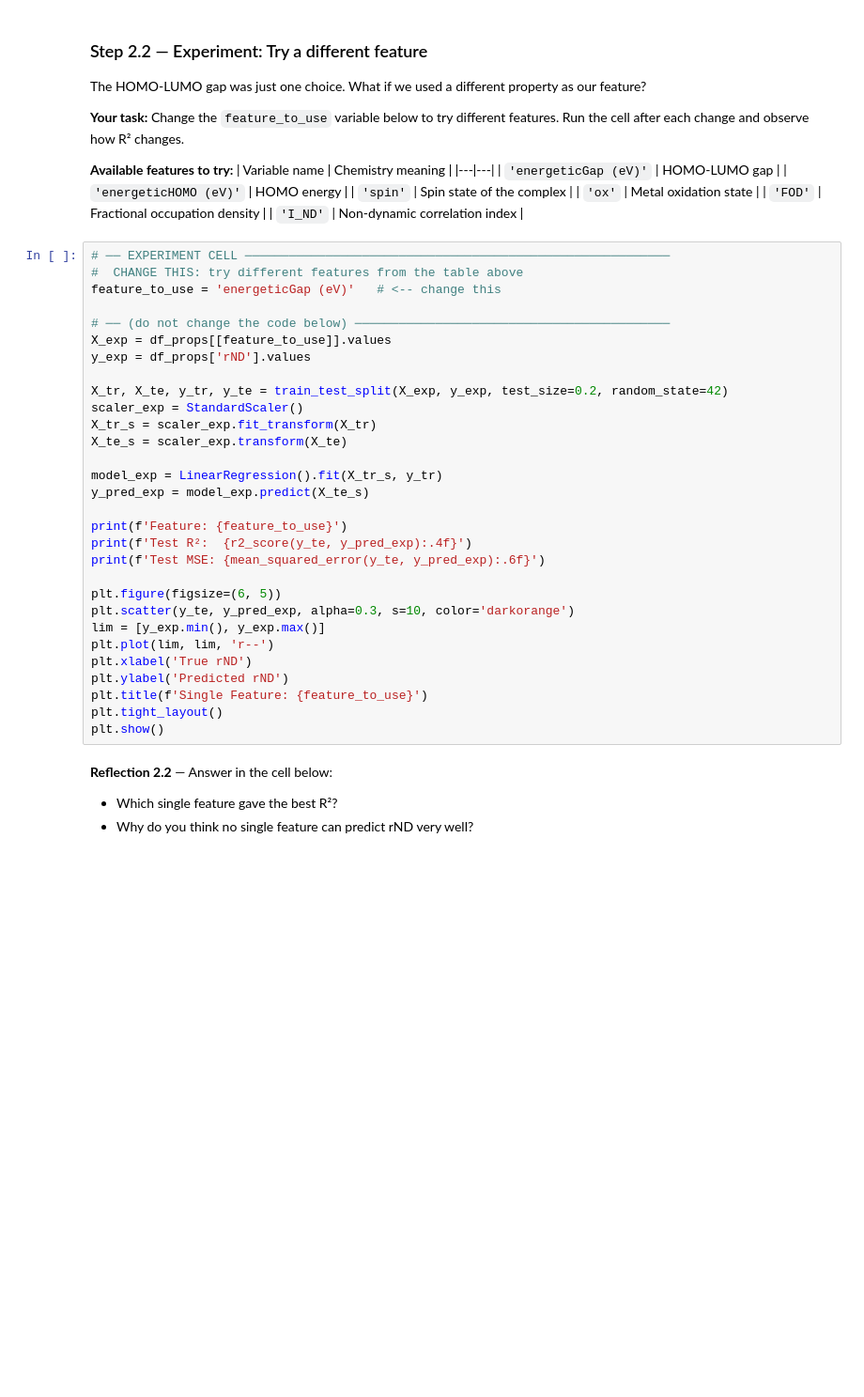
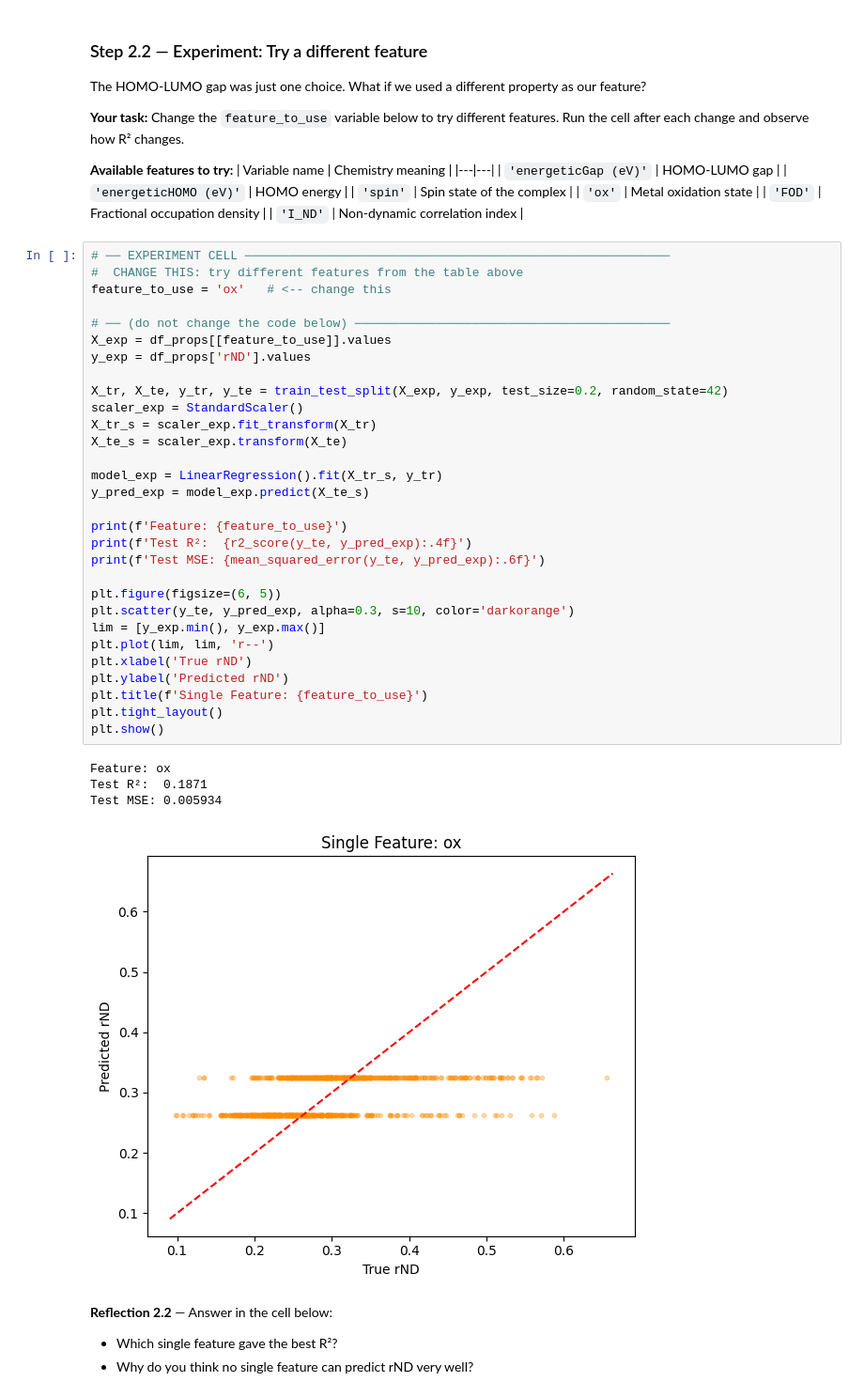
Before and after one commit to MrDNAlex/NE-452-Special-Topics-in-Nanoscale-Simulations, a Jupyter notebook: Labs/Machine Learning Interatomic Potentials/Lab 1 - 1/ml_chemistry_lab_student.ipynb, the cells around one changed output. Shown at 94% size. Saved outputs shown, nothing was run; the diff lists cells and outputs as text; blank space fills up the shorter version.

```diff
--- a/Labs/Machine Learning Interatomic Potentials/Lab 1 - 1/ml_chemistry_lab_student.ipynb
+++ b/Labs/Machine Learning Interatomic Potentials/Lab 1 - 1/ml_chemistry_lab_student.ipynb
@@ -204,33 +245,38 @@ The HOMO-LUMO gap was just one choice. What if we used a different property as o
 # %%
 # ── EXPERIMENT CELL ──────────────────────────────────────────────────────────
 #  CHANGE THIS: try different features from the table above
-feature_to_use = 'energeticGap (eV)'   # <-- change this
+feature_to_use = 'ox'   # <-- change this
 
 # ── (do not change the code below) ───────────────────────────────────────────
 X_exp = df_props[[feature_to_use]].values
 y_exp = df_props['rND'].values
 
 X_tr, X_te, y_tr, y_te = train_test_split(X_exp, y_exp, test_size=0.2, random_state=42)
 scaler_exp = StandardScaler()
 X_tr_s = scaler_exp.fit_transform(X_tr)
 X_te_s = scaler_exp.transform(X_te)
 
 model_exp = LinearRegression().fit(X_tr_s, y_tr)
 y_pred_exp = model_exp.predict(X_te_s)
 
 print(f'Feature: {feature_to_use}')
 print(f'Test R²:  {r2_score(y_te, y_pred_exp):.4f}')
 print(f'Test MSE: {mean_squared_error(y_te, y_pred_exp):.6f}')
 
 plt.figure(figsize=(6, 5))
 plt.scatter(y_te, y_pred_exp, alpha=0.3, s=10, color='darkorange')
 lim = [y_exp.min(), y_exp.max()]
 plt.plot(lim, lim, 'r--')
 plt.xlabel('True rND')
 plt.ylabel('Predicted rND')
 plt.title(f'Single Feature: {feature_to_use}')
 plt.tight_layout()
 plt.show()
+# %% [output]
+Feature: ox
+Test R²:  0.1871
+Test MSE: 0.005934
+[figure, added]
 # %% [markdown]
 **Reflection 2.2** — Answer in the cell below:
 - Which single feature gave the best R²?
```
Also changed, not shown: parts of 22 cells of this notebook.
